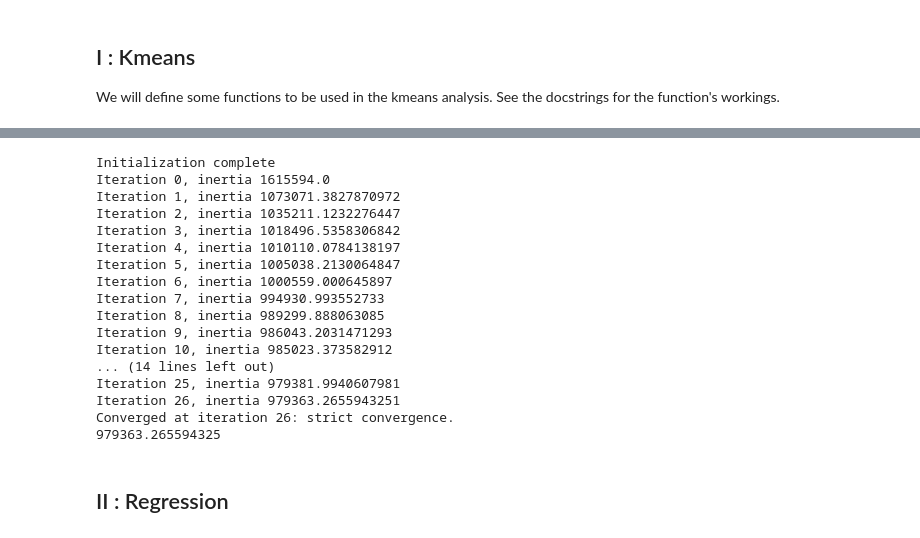
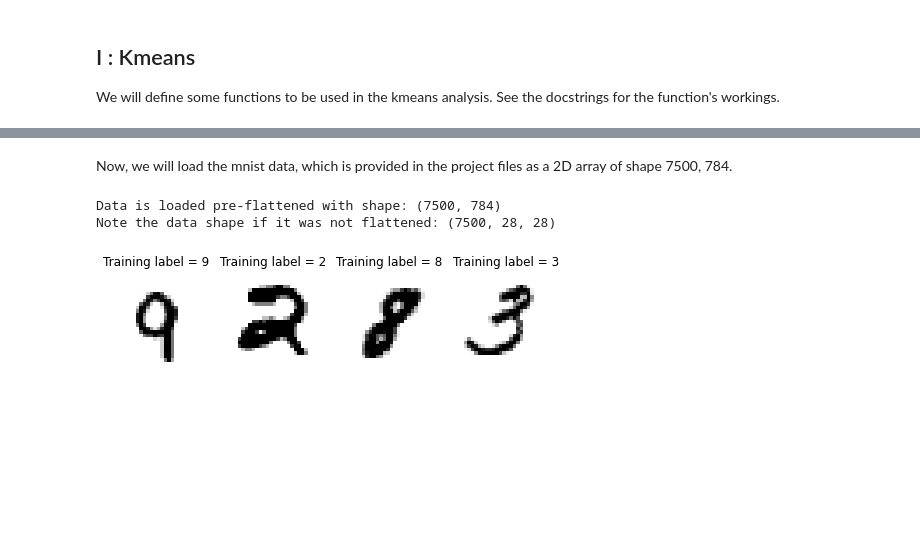
Before and after one commit to cboin1996/KmeansRegrets, a Jupyter notebook: machinerylearning.ipynb, the cells around one changed output, grey strips where cells are left out. Saved outputs shown, nothing was run; the diff lists cells and outputs as text; code cells hidden in the pictures; blank space fills up the shorter version.

Commit message:
finished coding aspect of the assignment

```diff
--- a/machinerylearning.ipynb
+++ b/machinerylearning.ipynb
@@ -57,23 +62,3 @@ initialize(root, data_dirs)
 ## I : Kmeans
 
 We will define some functions to be used in the kmeans analysis. See the docstrings for the function's workings.
-# %%
-def visualize_mnist(mnist_imgs, mnist_lbls, nrows, ncols, figsize: tuple):
-    _, axes = plt.subplots(nrows=nrows, ncols=ncols, figsize=figsize)
-    for ax, lbl, img in zip(axes, mnist_lbls, mnist_imgs):
-        ax.set_axis_off() # turn off the aves for pretty plots
-        ax.imshow(img, cmap=plt.cm.gray_r, interpolation='nearest')
-        ax.set_title(f"Training label = {lbl}")
-
-def apply_kmeans(data_vectors, K):
-    """
-    Applies the kmeans algorithm to data
-    Arguments:
-        data_vectors (list, np.array) : list of data vectors
-        K            (int)            : the k value for the clustering i.e. number of clusters
-    Return:
-        (list, list, list) : group assignment indices, K group representative vectors, value of Jclust per iteration
-    """
-    # kmeans class initialized with random assignment of datapoints to the K group.
-    kmeans = KMeans(n_clusters=K, init='random', verbose=1, n_init=1).fit(data_vectors)
-    return kmeans.labels_, kmeans.cluster_centers_, kmeans.inertia_
@@ -93,24 +64,0 @@ And after: (1797, 64)
-# %%
-gr_assign_indices, rep_vecs, j_clust = apply_kmeans(mnist_data, 20)
-
-print(j_clust)
-# %% [output]
-Initialization complete
-Iteration 0, inertia 1615594.0
-Iteration 1, inertia 1073071.3827870972
-Iteration 2, inertia 1035211.1232276447
-Iteration 3, inertia 1018496.5358306842
-Iteration 4, inertia 1010110.0784138197
-Iteration 5, inertia 1005038.2130064847
-Iteration 6, inertia 1000559.000645897
-Iteration 7, inertia 994930.993552733
-Iteration 8, inertia 989299.888063085
-Iteration 9, inertia 986043.2031471293
-Iteration 10, inertia 985023.373582912
-... (14 lines left out)
-Iteration 25, inertia 979381.9940607981
-Iteration 26, inertia 979363.2655943251
-Converged at iteration 26: strict convergence.
-979363.265594325
-# %% [markdown]
-## II : Regression
@@ -122,0 +170,20 @@ df = pd.read_csv(park_data_fpath)
+# %% [markdown]
+Now, we will load the mnist data, which is provided in the project files as a 2D array of shape 7500, 784.
+# %%
+mnist_train_fet_fpath = os.path.join(root, 'train_data.npy')
+mnist_train_lbl_fpath = os.path.join(root, 'train_labels.npy')
+mnist_test_fet_fpath = os.path.join(root, 'test_data.npy')
+mnist_test_lbl_fpath = os.path.join(root, 'test_labels.npy')
+
+mnist_train_features = load_npy_arr(mnist_train_fet_fpath)
+mnist_train_labels = load_npy_arr(mnist_train_lbl_fpath)
+mnist_test_features = load_npy_arr(mnist_test_fet_fpath)
+mnist_test_labels = load_npy_arr(mnist_test_lbl_fpath)
+print(f"Data is loaded pre-flattened with shape: {mnist_train_features.shape}")
+visualize_mnist(mnist_train_features, labels=mnist_train_labels, nrows=1,ncols=4, figsize=(8, 5), shape=(-1, 28, 28), ax_title_templ="Training label = %s")
+
+print(f"Note the data shape if it was not flattened: {np.reshape(mnist_train_features, (-1, 28, 28)).shape}")
+# %% [output]
+Data is loaded pre-flattened with shape: (7500, 784)
+Note the data shape if it was not flattened: (7500, 28, 28)
+[figure, added]
```
Also changed, not shown: parts of 15 cells of this notebook, 5 other files.
